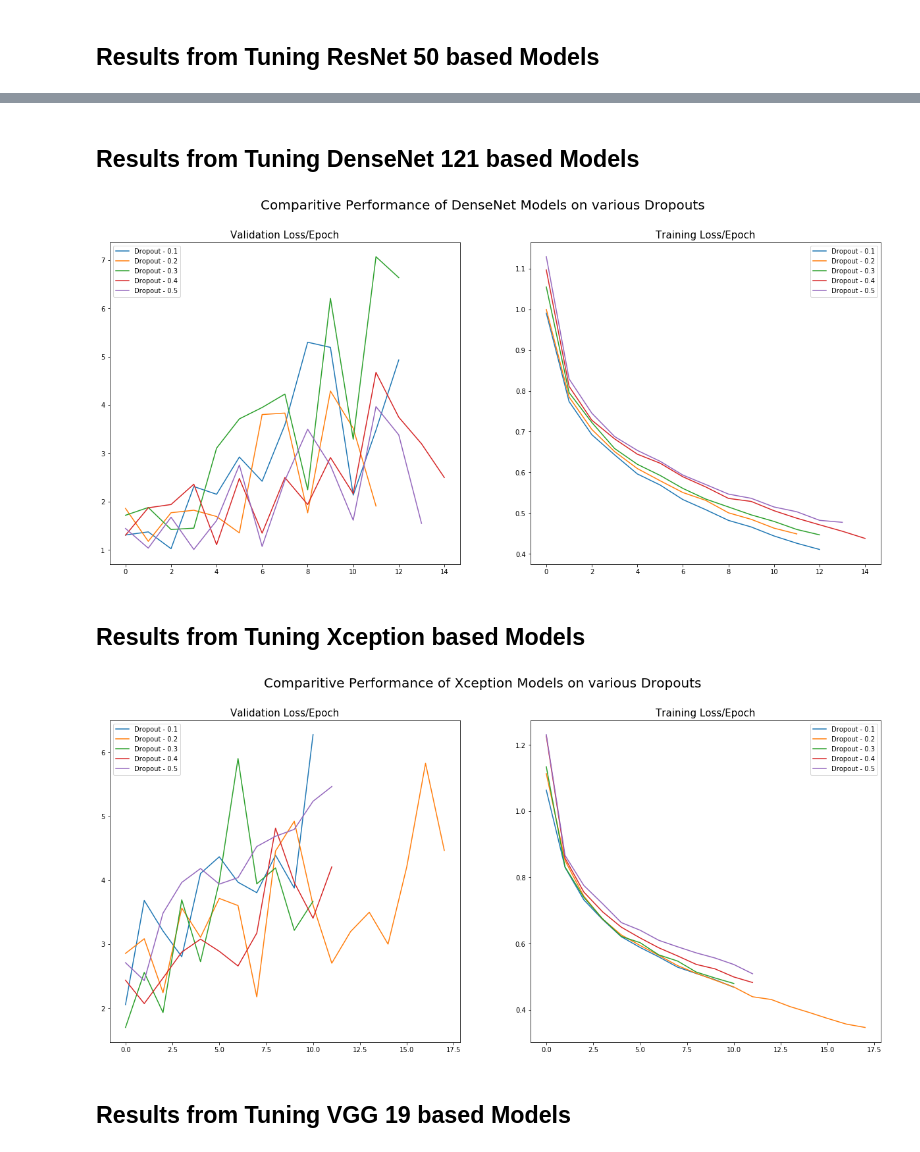
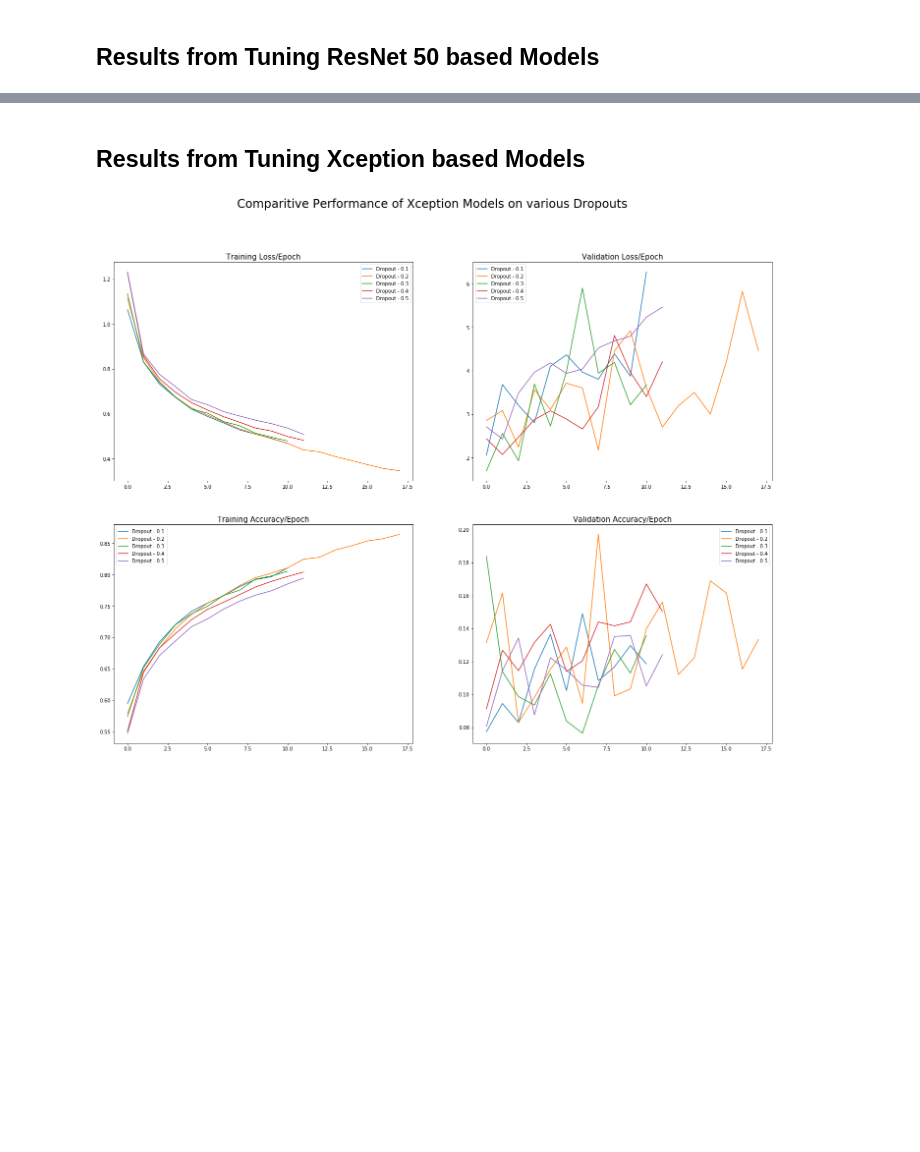
Before and after one commit to aman-chauhan/brain-tumor-classification, a Jupyter notebook: Visualization - Classifier.ipynb, the cells around one changed output, grey strips where cells are left out. Saved outputs shown, nothing was run; the diff lists cells and outputs as text; code cells hidden in the pictures; blank space fills up the shorter version.

```diff
--- a/Visualization - Classifier.ipynb
+++ b/Visualization - Classifier.ipynb
@@ -92,50 +174,30 @@ plt.savefig(os.path.join(base_path, 'inceptionresnet.png'))
-# %% [markdown]
-## Results from Tuning DenseNet 121 based Models
-# %%
-fig, ax = plt.subplots(nrows=1, ncols=2)
-fig.suptitle('Comparitive Performance of DenseNet Models on various Dropouts', fontsize=20)
-fig.set_figwidth(21)
-fig.set_figheight(9)
-
-ax[0].set_title('Validation Loss/Epoch', fontsize=15)
-ax[1].set_title('Training Loss/Epoch', fontsize=15)
-
-for i in range(1,6):
-    df = pd.read_csv(os.path.join('logs', 'clf_densenet_{}.csv'.format(i / 10)))
-    ax[0].plot(df['val_loss'], label='Dropout - {}'.format(i / 10))
-    ax[1].plot(df['loss'], label='Dropout - {}'.format(i / 10))
-    del df
-
-ax[0].legend()
-ax[1].legend()
-
-gc.collect()
-plt.savefig(os.path.join(base_path, 'densenet.png'))
-# %% [output]
-[figure, removed]
 # %% [markdown]
 ## Results from Tuning Xception based Models
 # %%
-fig, ax = plt.subplots(nrows=1, ncols=2)
-fig.suptitle('Comparitive Performance of Xception Models on various Dropouts', fontsize=20)
-fig.set_figwidth(21)
-fig.set_figheight(9)
+fig, ax = plt.subplots(nrows=2, ncols=2)
+fig.suptitle('Comparitive Performance of Xception Models on various Dropouts', fontsize=24)
+fig.set_figwidth(24)
+fig.set_figheight(18)
 
-ax[0].set_title('Validation Loss/Epoch', fontsize=15)
-ax[1].set_title('Training Loss/Epoch', fontsize=15)
+ax[0, 1].set_title('Validation Loss/Epoch', fontsize=15)
+ax[0, 0].set_title('Training Loss/Epoch', fontsize=15)
+ax[1, 1].set_title('Validation Accuracy/Epoch', fontsize=15)
+ax[1, 0].set_title('Training Accuracy/Epoch', fontsize=15)
 
 for i in range(1,6):
     df = pd.read_csv(os.path.join('logs', 'clf_xception_{}.csv'.format(i / 10)))
-    ax[0].plot(df['val_loss'], label='Dropout - {}'.format(i / 10))
-    ax[1].plot(df['loss'], label='Dropout - {}'.format(i / 10))
+    ax[0, 1].plot(df['val_loss'], label='Dropout - {}'.format(i / 10))
+    ax[0, 0].plot(df['loss'], label='Dropout - {}'.format(i / 10))
+    ax[1, 1].plot(df['val_categorical_accuracy'], label='Dropout - {}'.format(i / 10))
+    ax[1, 0].plot(df['categorical_accuracy'], label='Dropout - {}'.format(i / 10))
     del df
 
-ax[0].legend()
-ax[1].legend()
+ax[0, 0].legend()
+ax[0, 1].legend()
+ax[1, 0].legend()
+ax[1, 1].legend()
 
 gc.collect()
-plt.savefig(os.path.join(base_path, 'xception.png'))
+plt.savefig(os.path.join(base_path, 'xception.png'), bbox_inches='tight')
 # %% [output]
-[figure, old version]
+[figure, new version]
-# %% [markdown]
-## Results from Tuning VGG 19 based Models
```
Also changed, not shown: parts of 18 cells of this notebook, 17 other files.
